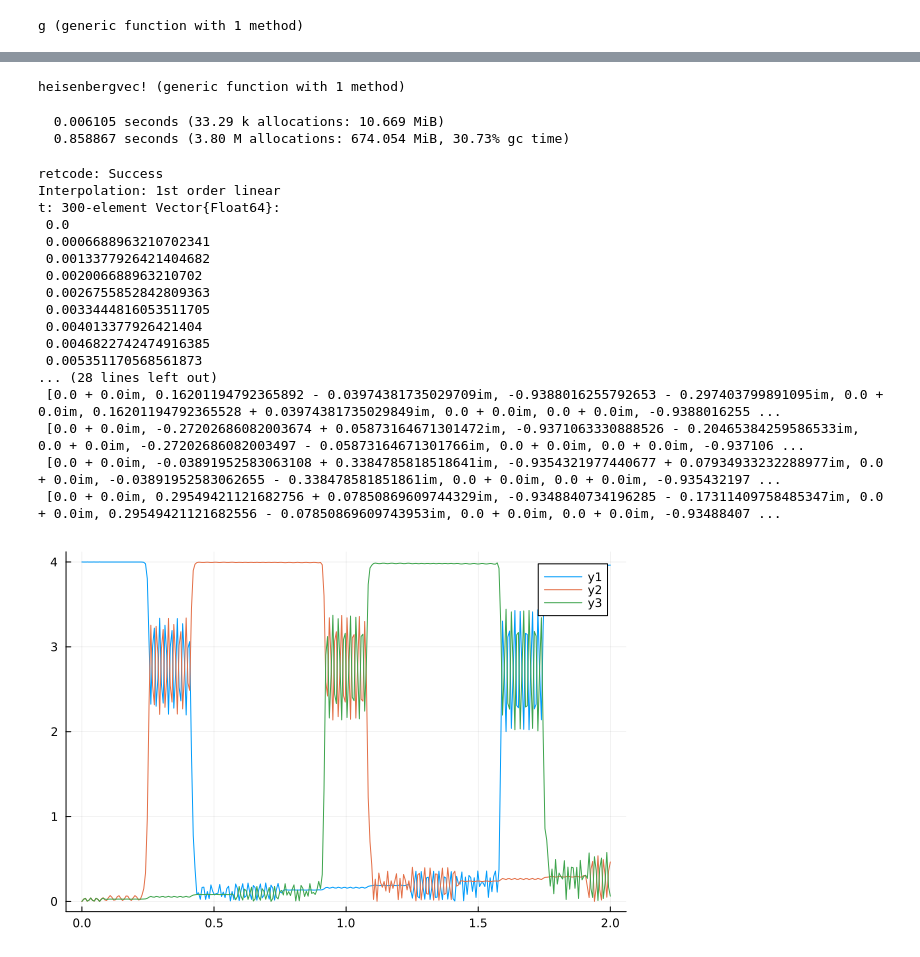
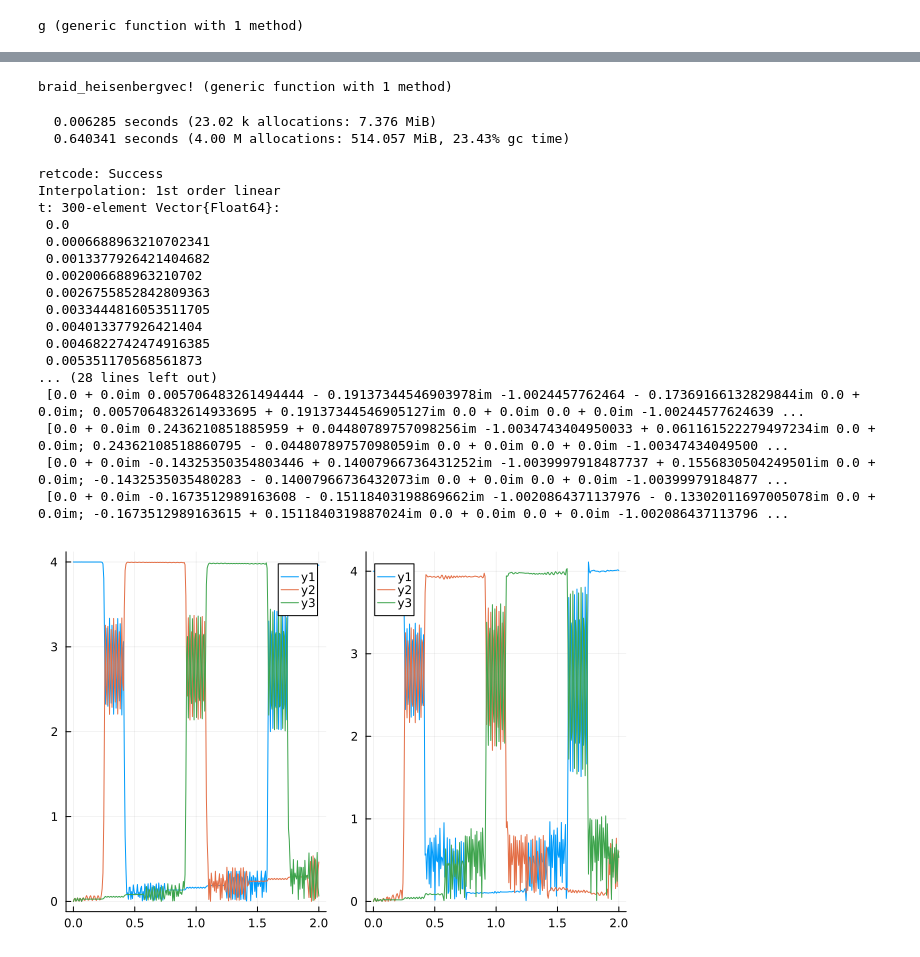
Before and after one commit to cvsvensson/QuantumDots.jl, a Jupyter notebook: examples/braiding.ipynb, the cells around one changed output, grey strips where cells are left out. Drawn from its saved outputs; the diff is of its cells as text; code cells hidden in the pictures.

Commit message:
rode braiding

```diff
--- a/examples/braiding.ipynb
+++ b/examples/braiding.ipynb
@@ -99,18 +116,24 @@ g(_du, rand(ComplexF64,4,4), (1, 0.1, 10, 50,1.0im), .2);
 # %%
 function schrödinger!(du, u, p, t)
-    ham = 1im .* H(t, p)
-    mul!(du, ham, u)
+    ham = H(t, p)
+    mul!(du, ham, u, 1im, 0)
     return du
 end
-function heisenberg!(du, u, p, t)
+function braid_heisenberg!(du, u, p, t)
     ham = H(t, p)
     heisenberg!(du, u, p, t, ham)
 end
+function braid_heisenberg!(du, u, p, t, W)
+    ham = H(t, p, W)
+    heisenberg!(du, u, p, t, ham)
+end
 function heisenberg!(du, u, p, t, ham)
-    du .= 1im .* (ham * u .- u * ham)
+    mul!(du, ham, u, 1im, 0)
+    mul!(du, u, ham, -1im, 1)
+    # du .= 1im .* (ham * u .- u * ham)
     return du
 end
-function heisenbergvec!(duv, uv, p, t)
+function braid_heisenbergvec!(duv, uv, p, t)
     u = reshape(uv, size(γ01))
     du = reshape(duv, size(γ01))
     ham = H(t, p)
@@ -119,7 +142,7 @@ function heisenbergvec!(duv, uv, p, t)
     return duv
 end
 # %% [output]
-heisenbergvec! (generic function with 1 method)
+braid_heisenbergvec! (generic function with 1 method)
 # %%
 u0 = 1.0complex(Matrix(γ[1]))
 T = 0.1
@@ -146,12 +171,15 @@ plot(ts, deltas);
 # %%
 @time sol = solve(prob, saveat=ts)
 # @time sdesol = solve(sdeprob, RKMilCommute(), saveat = ts)
-@time sdesol = solve(sdeprob, ImplicitEulerHeun(symplectic=true, theta=1 / 2, autodiff=false),
-    saveat=ts, abstol=1e-4, reltol=1e-6)
+#@time sdesol = solve(sdeprob,ISSEM(autodiff=false), #ImplicitEulerHeun(symplectic=true, theta=1 / 2, autodiff=false),
+#    saveat=ts, abstol=1e-3, reltol=1e-8, adaptive=false, dt = T/1000)
+#@time sdesol2 = solve(sdeprob, SImplicitMidpoint(symplectic=true, theta=1 / 2, autodiff=false),
+#    saveat=ts, abstol=1e-3, reltol=1e-8)
+@time rodesol = solve(rodeprob, saveat=ts, dt = T/100000, abstol=1e-3, reltol=1e-8)
 # @time sdesol = solve(sdeprob; saveat=ts)#, ImplicitEM(autodiff=false), saveat = ts)
 # %% [output]
-  0.006105 seconds (33.29 k allocations: 10.669 MiB)
-  0.858867 seconds (3.80 M allocations: 674.054 MiB, 30.73% gc time)
+  0.006285 seconds (23.02 k allocations: 7.376 MiB)
+  0.640341 seconds (4.00 M allocations: 514.057 MiB, 23.43% gc time)
 retcode: Success
 Interpolation: 1st order linear
 t: 300-element Vector{Float64}:
@@ -165,17 +193,19 @@ t: 300-element Vector{Float64}:
  0.0046822742474916385
  0.005351170568561873
 ... (28 lines left out)
- [0.0 + 0.0im, 0.16201194792365892 - 0.03974381735029709im, -0.9388016255792653 - 0.297403799891095im, 0.0 + 0.0im, 0.16201194792365528 + 0.03974381735029849im, 0.0 + 0.0im, 0.0 + 0.0im, -0.9388016255 ...
- [0.0 + 0.0im, -0.27202686082003674 + 0.05873164671301472im, -0.9371063330888526 - 0.20465384259586533im, 0.0 + 0.0im, -0.27202686082003497 - 0.05873164671301766im, 0.0 + 0.0im, 0.0 + 0.0im, -0.937106 ...
- [0.0 + 0.0im, -0.03891952583063108 + 0.3384785818518641im, -0.9354321977440677 + 0.07934933232288977im, 0.0 + 0.0im, -0.03891952583062655 - 0.338478581851861im, 0.0 + 0.0im, 0.0 + 0.0im, -0.935432197 ...
- [0.0 + 0.0im, 0.29549421121682756 + 0.07850869609744329im, -0.9348840734196285 - 0.17311409758485347im, 0.0 + 0.0im, 0.29549421121682556 - 0.07850869609743953im, 0.0 + 0.0im, 0.0 + 0.0im, -0.93488407 ...
+ [0.0 + 0.0im 0.005706483261494444 - 0.19137344546903978im -1.0024457762464 - 0.17369166132829844im 0.0 + 0.0im; 0.0057064832614933695 + 0.19137344546905127im 0.0 + 0.0im 0.0 + 0.0im -1.00244577624639 ...
+ [0.0 + 0.0im 0.2436210851885959 + 0.04480789757098256im -1.0034743404950033 + 0.061161522279497234im 0.0 + 0.0im; 0.24362108518860795 - 0.04480789757098059im 0.0 + 0.0im 0.0 + 0.0im -1.00347434049500 ...
+ [0.0 + 0.0im -0.14325350354803446 + 0.14007966736431252im -1.0039997918487737 + 0.1556830504249501im 0.0 + 0.0im; -0.1432535035480283 - 0.14007966736432073im 0.0 + 0.0im 0.0 + 0.0im -1.00399979184877 ...
+ [0.0 + 0.0im -0.1673512989163608 - 0.15118403198869662im -1.0020864371137976 - 0.13302011697005078im 0.0 + 0.0im; -0.1673512989163615 + 0.1511840319887024im 0.0 + 0.0im 0.0 + 0.0im -1.002086437113796 ...
 # %%
 projs = stack([[abs(tr(γ * sol(t))) for γ in (γ[1], γ[2], γ[3])] for t in ts])';
-sdeprojs = stack([[abs(tr(γ * reshape(sdesol(t), size(γ)))) for γ in (γ[1], γ[2], γ[3])] for t in ts])';
+#sdeprojs = stack([[abs(tr(γ * reshape(sdesol(t), size(γ)))) for γ in (γ[1], γ[2], γ[3])] for t in ts])';
+#sdeprojs2 = stack([[abs(tr(γ * reshape(sdesol2(t), size(γ)))) for γ in (γ[1], γ[2], γ[3])] for t in ts])';
+rodeprojs = stack([[abs(tr(γ * rodesol(t))) for γ in (γ[1], γ[2], γ[3])] for t in ts])';
 # %%
-plot(ts ./ T, projs)
+plot(plot(ts ./ T, projs), plot(ts ./ T, rodeprojs))#, plot(ts ./ T, sdeprojs))#, plot(ts ./ T, sdeprojs2))
 # %% [output]
-[figure, old version]
+[figure, new version]
 # %%
 plot(ts ./ T, sdeprojs)
 # %% [output]
```
Also changed, not shown: parts of 13 cells of this notebook, 1 other file.
